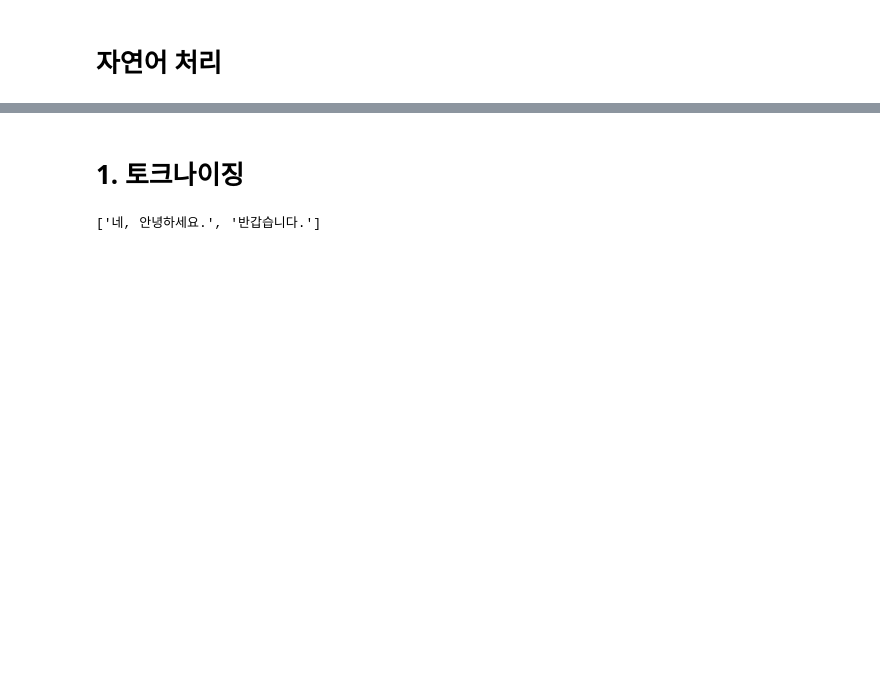
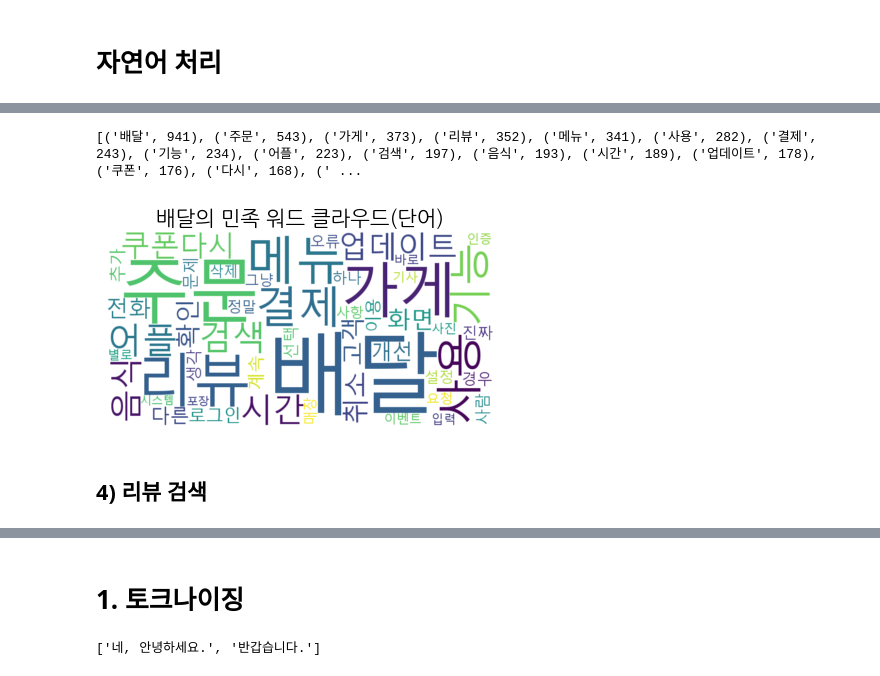
Before and after one commit to zzangyoon/pythonWorkspace, a Jupyter notebook: 07_자연어_처리.ipynb, the cells around one changed output, grey strips where cells are left out. Cells and saved outputs as stored; diff of their text form; code cells hidden in the pictures; blank space fills up the shorter version.

```diff
--- a/07_자연어_처리.ipynb
+++ b/07_자연어_처리.ipynb
@@ -2,0 +175,25 @@
+# %%
+## (한번 해보기) 가장 많이 발생한 50개만 워드 클라우드로 그려보기
+counter50 = Counter(word_list)
+print(counter50.most_common(50))
+
+wc50 = WordCloud(
+    font_path = "C:\Windows\Fonts\malgun.ttf",
+    background_color="white",
+    width=800,
+    height=400
+)
+
+# wc50.generate_from_frequencies(counter50.most_common(50))  -> most_common() 쓰면 list 형태로 나오기 때문에 에러남 (dict 형태가 되어야함)
+wc50.generate_from_frequencies(dict(counter50.most_common(50)))
+
+plt.figure(figsize=(5,5))
+plt.imshow(wc50, interpolation="bilinear")
+plt.axis("off")
+plt.title("배달의 민족 워드 클라우드(단어)", fontsize =15)
+plt.show()
+# %% [output]
+[('배달', 941), ('주문', 543), ('가게', 373), ('리뷰', 352), ('메뉴', 341), ('사용', 282), ('결제', 243), ('기능', 234), ('어플', 223), ('검색', 197), ('음식', 193), ('시간', 189), ('업데이트', 178), ('쿠폰', 176), ('다시', 168), (' ...
+[figure, added]
+# %% [markdown]
+## 4) 리뷰 검색
```
Also changed, not shown: parts of 100 cells of this notebook, 4 other files.
